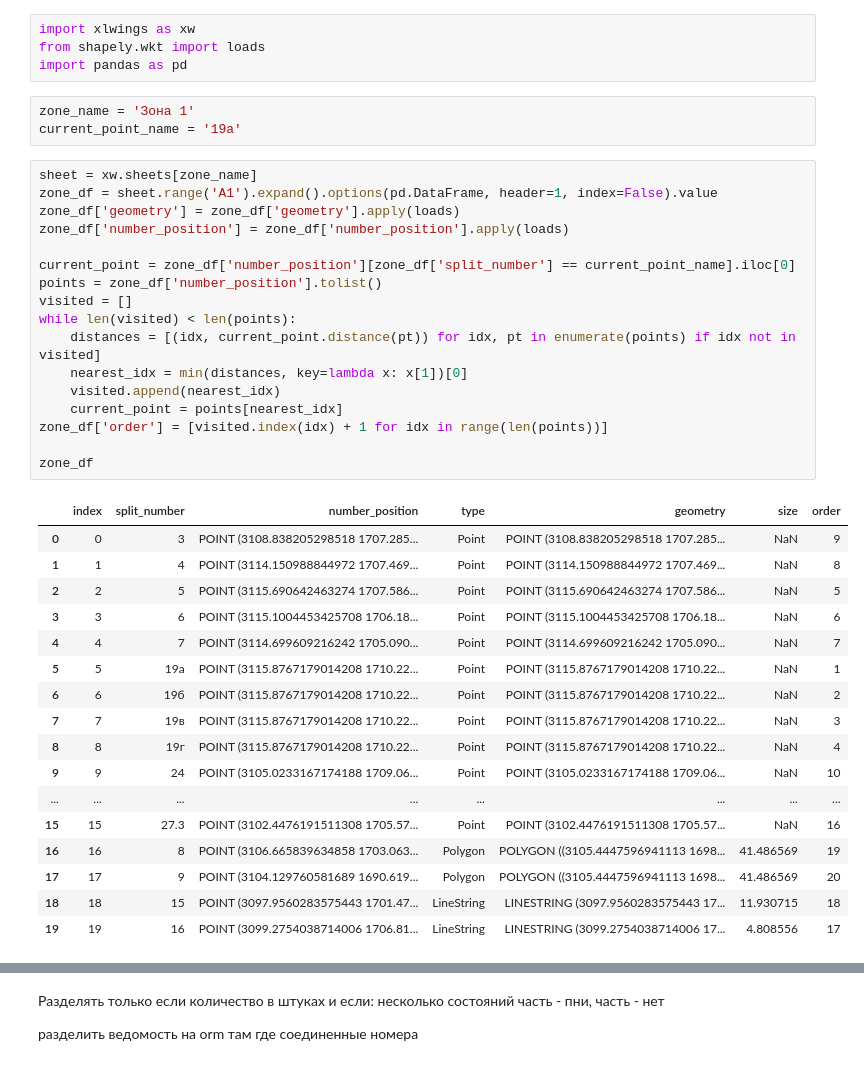
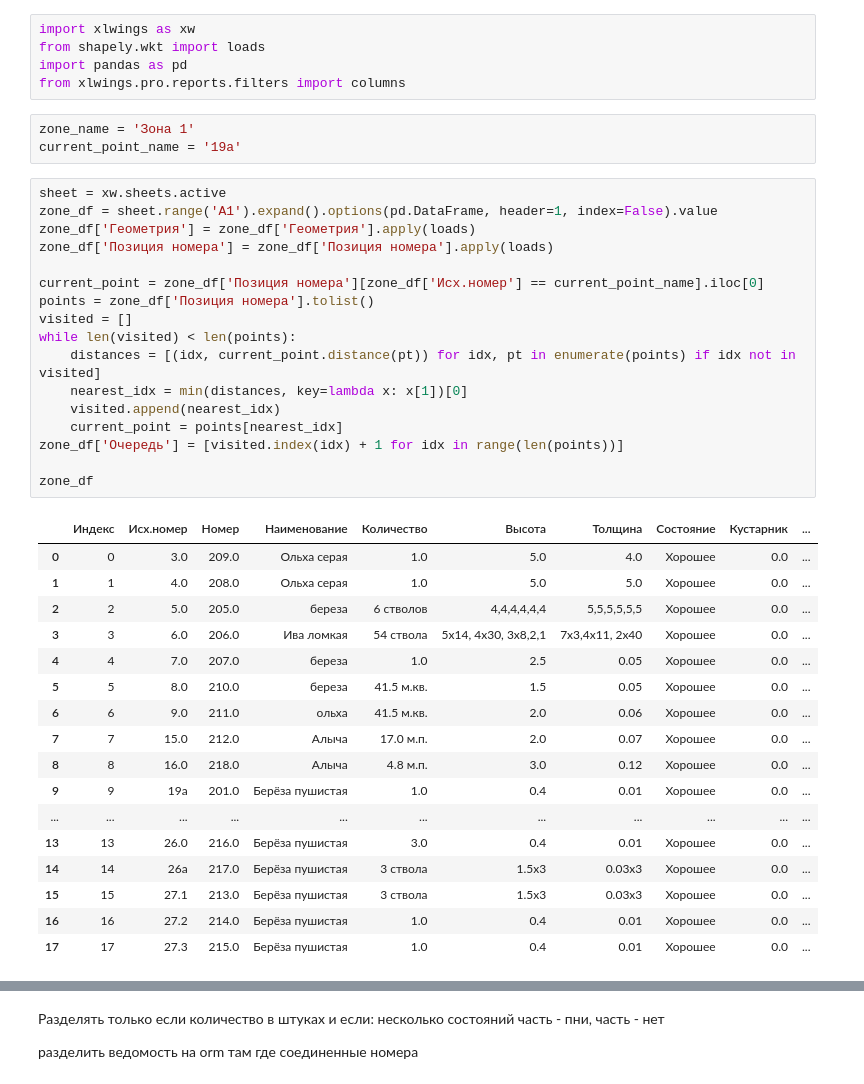
Before and after one commit to maxmyslivets/TaxationMaster, a Jupyter notebook: notebook_drafts/draft_numeration_kmean.ipynb, the cells around one changed output, grey strips where cells are left out. Saved outputs shown, nothing was run; the diff lists cells and outputs as text.

```diff
--- a/notebook_drafts/draft_numeration_kmean.ipynb
+++ b/notebook_drafts/draft_numeration_kmean.ipynb
@@ -2,41 +2,42 @@
 import xlwings as xw
 from shapely.wkt import loads
 import pandas as pd
+from xlwings.pro.reports.filters import columns
 # %%
 zone_name = 'Зона 1'
 current_point_name = '19а'
 # %%
-sheet = xw.sheets[zone_name]
+sheet = xw.sheets.active
 zone_df = sheet.range('A1').expand().options(pd.DataFrame, header=1, index=False).value
-zone_df['geometry'] = zone_df['geometry'].apply(loads)
-zone_df['number_position'] = zone_df['number_position'].apply(loads)
+zone_df['Геометрия'] = zone_df['Геометрия'].apply(loads)
+zone_df['Позиция номера'] = zone_df['Позиция номера'].apply(loads)
 
-current_point = zone_df['number_position'][zone_df['split_number'] == current_point_name].iloc[0]
-points = zone_df['number_position'].tolist()
+current_point = zone_df['Позиция номера'][zone_df['Исх.номер'] == current_point_name].iloc[0]
+points = zone_df['Позиция номера'].tolist()
 visited = []
 while len(visited) < len(points):
     distances = [(idx, current_point.distance(pt)) for idx, pt in enumerate(points) if idx not in visited]
     nearest_idx = min(distances, key=lambda x: x[1])[0]
     visited.append(nearest_idx)
     current_point = points[nearest_idx]
-zone_df['order'] = [visited.index(idx) + 1 for idx in range(len(points))]
+zone_df['Очередь'] = [visited.index(idx) + 1 for idx in range(len(points))]
 
 zone_df
 # %% [output]
-|  | index | split_number | number_position | type | geometry | size | order |
-| 0 | 0 | 3 | POINT (3108.838205298518 1707.285... | Point | POINT (3108.838205298518 1707.285... | NaN | 9 |
-| 1 | 1 | 4 | POINT (3114.150988844972 1707.469... | Point | POINT (3114.150988844972 1707.469... | NaN | 8 |
-| 2 | 2 | 5 | POINT (3115.690642463274 1707.586... | Point | POINT (3115.690642463274 1707.586... | NaN | 5 |
-| 3 | 3 | 6 | POINT (3115.1004453425708 1706.18... | Point | POINT (3115.1004453425708 1706.18... | NaN | 6 |
-| 4 | 4 | 7 | POINT (3114.699609216242 1705.090... | Point | POINT (3114.699609216242 1705.090... | NaN | 7 |
-| 5 | 5 | 19а | POINT (3115.8767179014208 1710.22... | Point | POINT (3115.8767179014208 1710.22... | NaN | 1 |
-| 6 | 6 | 19б | POINT (3115.8767179014208 1710.22... | Point | POINT (3115.8767179014208 1710.22... | NaN | 2 |
-| 7 | 7 | 19в | POINT (3115.8767179014208 1710.22... | Point | POINT (3115.8767179014208 1710.22... | NaN | 3 |
-| 8 | 8 | 19г | POINT (3115.8767179014208 1710.22... | Point | POINT (3115.8767179014208 1710.22... | NaN | 4 |
-| 9 | 9 | 24 | POINT (3105.0233167174188 1709.06... | Point | POINT (3105.0233167174188 1709.06... | NaN | 10 |
-| ... | ... | ... | ... | ... | ... | ... | ... |
-| 15 | 15 | 27.3 | POINT (3102.4476191511308 1705.57... | Point | POINT (3102.4476191511308 1705.57... | NaN | 16 |
-| 16 | 16 | 8 | POINT (3106.665839634858 1703.063... | Polygon | POLYGON ((3105.4447596941113 1698... | 41.486569 | 19 |
-| 17 | 17 | 9 | POINT (3104.129760581689 1690.619... | Polygon | POLYGON ((3105.4447596941113 1698... | 41.486569 | 20 |
-| 18 | 18 | 15 | POINT (3097.9560283575443 1701.47... | LineString | LINESTRING (3097.9560283575443 17... | 11.930715 | 18 |
-| 19 | 19 | 16 | POINT (3099.2754038714006 1706.81... | LineString | LINESTRING (3099.2754038714006 17... | 4.808556 | 17 |
+|  | Индекс | Исх.номер | Номер | Наименование | Количество | Высота | Толщина | Состояние | Кустарник | ... |
+| 0 | 0 | 3.0 | 209.0 | Ольха серая | 1.0 | 5.0 | 4.0 | Хорошее | 0.0 | ... |
+| 1 | 1 | 4.0 | 208.0 | Ольха серая | 1.0 | 5.0 | 5.0 | Хорошее | 0.0 | ... |
+| 2 | 2 | 5.0 | 205.0 | береза | 6 стволов | 4,4,4,4,4,4 | 5,5,5,5,5,5 | Хорошее | 0.0 | ... |
+| 3 | 3 | 6.0 | 206.0 | Ива ломкая | 54 ствола | 5х14, 4х30, 3х8,2,1 | 7х3,4х11, 2х40 | Хорошее | 0.0 | ... |
+| 4 | 4 | 7.0 | 207.0 | береза | 1.0 | 2.5 | 0.05 | Хорошее | 0.0 | ... |
+| 5 | 5 | 8.0 | 210.0 | береза | 41.5 м.кв. | 1.5 | 0.05 | Хорошее | 0.0 | ... |
+| 6 | 6 | 9.0 | 211.0 | ольха | 41.5 м.кв. | 2.0 | 0.06 | Хорошее | 0.0 | ... |
+| 7 | 7 | 15.0 | 212.0 | Алыча | 17.0 м.п. | 2.0 | 0.07 | Хорошее | 0.0 | ... |
+| 8 | 8 | 16.0 | 218.0 | Алыча | 4.8 м.п. | 3.0 | 0.12 | Хорошее | 0.0 | ... |
+| 9 | 9 | 19а | 201.0 | Берёза пушистая | 1.0 | 0.4 | 0.01 | Хорошее | 0.0 | ... |
+| ... | ... | ... | ... | ... | ... | ... | ... | ... | ... | ... |
+| 13 | 13 | 26.0 | 216.0 | Берёза пушистая | 3.0 | 0.4 | 0.01 | Хорошее | 0.0 | ... |
+| 14 | 14 | 26а | 217.0 | Берёза пушистая | 3 ствола | 1.5х3 | 0.03х3 | Хорошее | 0.0 | ... |
+| 15 | 15 | 27.1 | 213.0 | Берёза пушистая | 3 ствола | 1.5х3 | 0.03х3 | Хорошее | 0.0 | ... |
+| 16 | 16 | 27.2 | 214.0 | Берёза пушистая | 1.0 | 0.4 | 0.01 | Хорошее | 0.0 | ... |
+| 17 | 17 | 27.3 | 215.0 | Берёза пушистая | 1.0 | 0.4 | 0.01 | Хорошее | 0.0 | ... |
```
Also changed, not shown: parts of 4 cells of this notebook, 6 other files.
